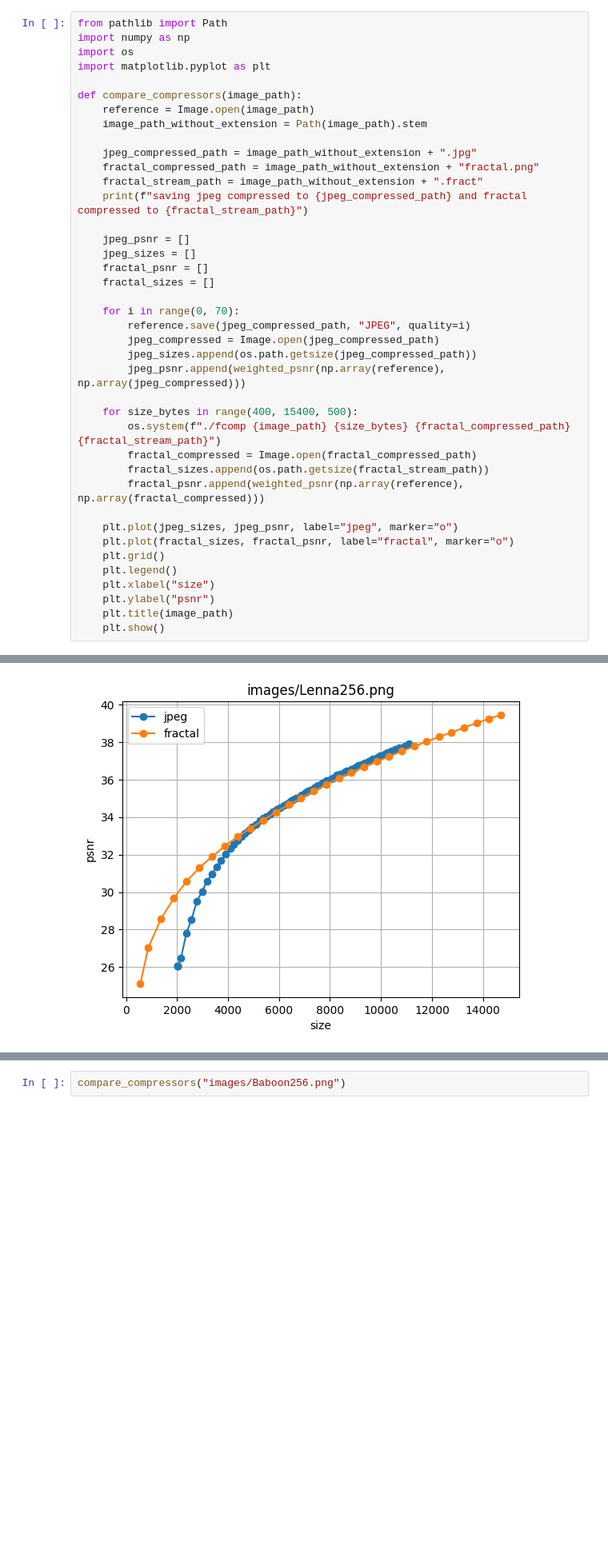
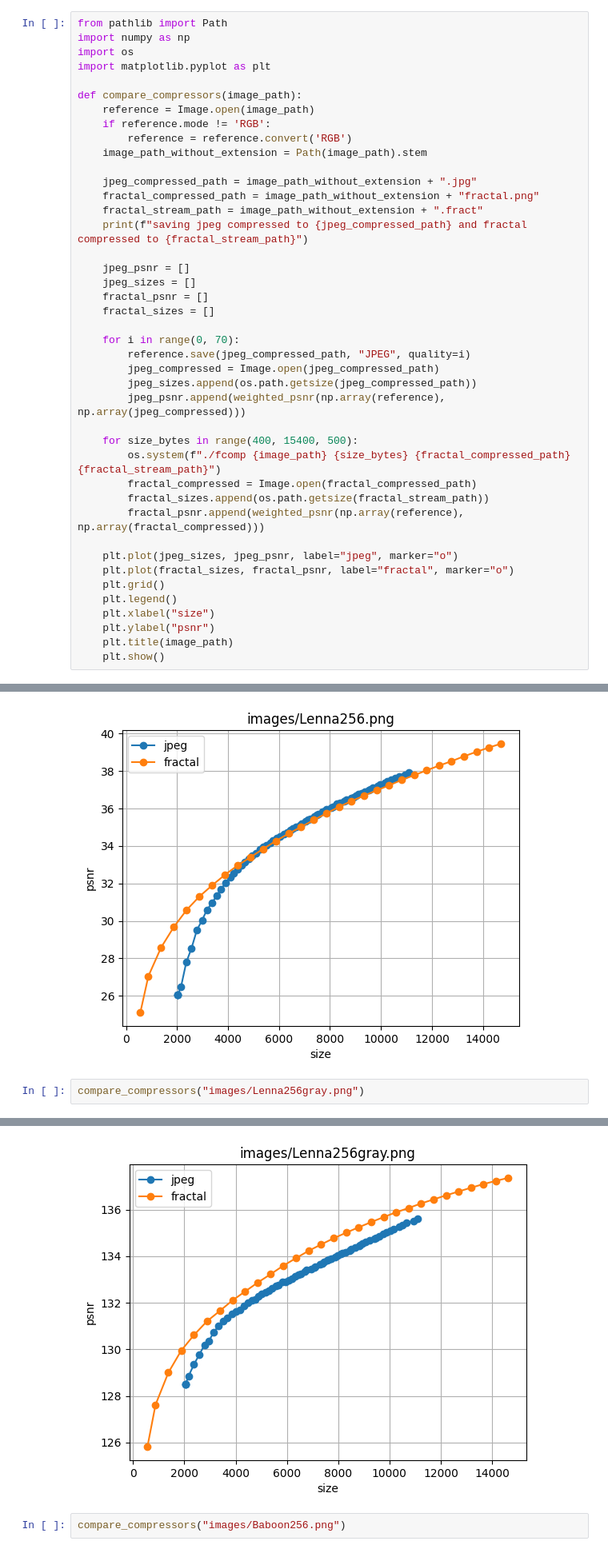
Before and after one commit to Hrebtovmaksim1/fast_fractal_compression, a Jupyter notebook: compare_with_jpeg.ipynb, the cells around one changed output, grey strips where cells are left out. Shown at 80% size. Cells and saved outputs as stored; diff of their text form; blank space fills up the shorter version.

```diff
--- a/compare_with_jpeg.ipynb
+++ b/compare_with_jpeg.ipynb
@@ -26,6 +26,8 @@ import matplotlib.pyplot as plt
 
 def compare_compressors(image_path):
     reference = Image.open(image_path)
+    if reference.mode != 'RGB':
+        reference = reference.convert('RGB')
     image_path_without_extension = Path(image_path).stem
 
     jpeg_compressed_path = image_path_without_extension + ".jpg"
@@ -79,3 +81,6 @@ PSNR: 37.0387
 PSNR: 37.2664
 PSNR: 37.4756
 [figure]
+# %%
+compare_compressors("images/Lenna256gray.png")
+# %% [output]
@@ -82,3 +104,4 @@ PSNR: 37.4756
+[figure, added]
 # %%
 compare_compressors("images/Baboon256.png")
 # %% [output]
```
Also changed, not shown: parts of 2 cells of this notebook, 3 other files.
